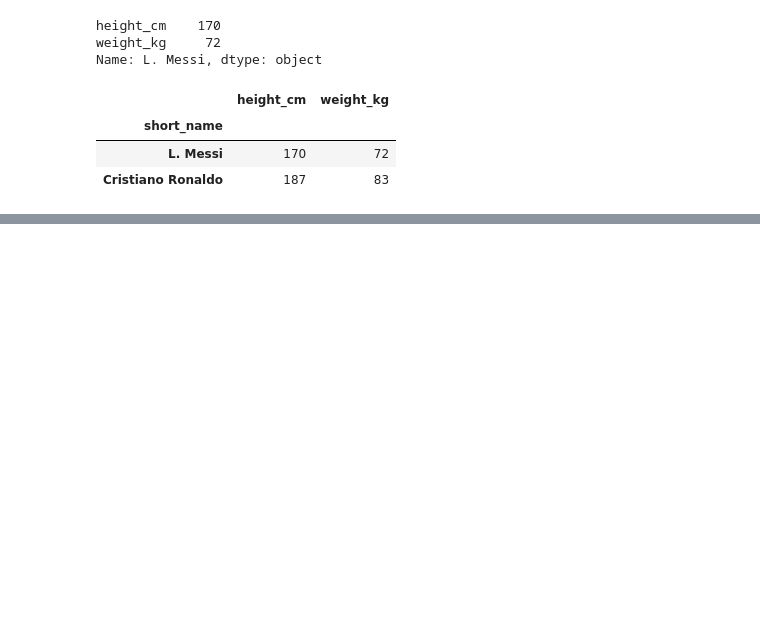
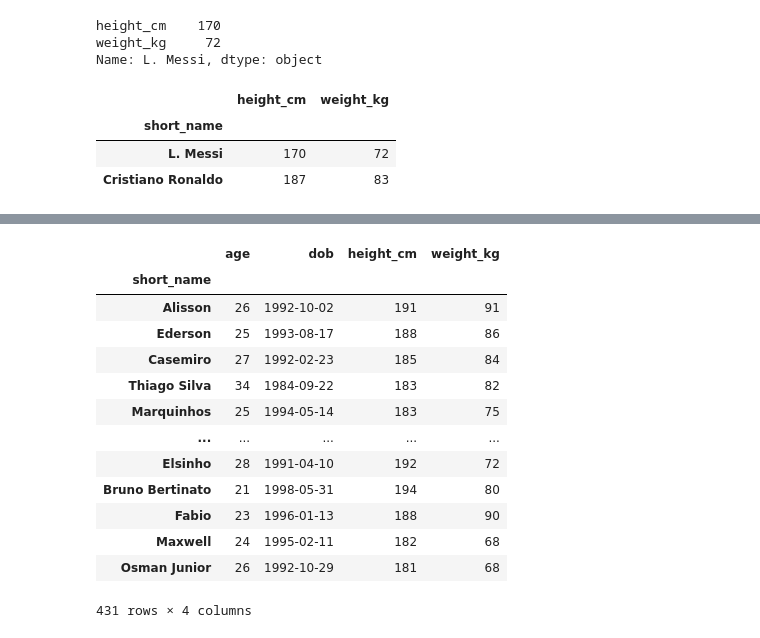
Before and after one commit to bruno-lima98/freeCodeCamp-course-ds, a Jupyter notebook: 04-data-extraction/01-review.ipynb, the cells around one changed output, grey strips where cells are left out. Drawn from its saved outputs; the diff is of its cells as text; code cells hidden in the pictures; blank space fills up the shorter version.

```diff
--- a/04-data-extraction/01-review.ipynb
+++ b/04-data-extraction/01-review.ipynb
@@ -130,0 +190,24 @@ df.loc[players, columns]
+# %%
+columns = ["age", "dob", "height_cm", "weight_kg"]
+
+# players with height above 180cm and from Brazil
+
+height = 180
+nacionality = "Brazil"
+
+df.loc[(df["height_cm"] > height) & (df["nationality"] == nacionality), columns]
+# %% [output]
+|  | age | dob | height_cm | weight_kg |
+| short_name |  |  |  |  |
+| Alisson | 26 | 1992-10-02 | 191 | 91 |
+| Ederson | 25 | 1993-08-17 | 188 | 86 |
+| Casemiro | 27 | 1992-02-23 | 185 | 84 |
+| Thiago Silva | 34 | 1984-09-22 | 183 | 82 |
+| Marquinhos | 25 | 1994-05-14 | 183 | 75 |
+| ... | ... | ... | ... | ... |
+| Elsinho | 28 | 1991-04-10 | 192 | 72 |
+| Bruno Bertinato | 21 | 1998-05-31 | 194 | 80 |
+| Fabio | 23 | 1996-01-13 | 188 | 90 |
+| Maxwell | 24 | 1995-02-11 | 182 | 68 |
+| Osman Junior | 26 | 1992-10-29 | 181 | 68 |
+431 rows × 4 columns
```
Also changed, not shown: parts of 6 cells of this notebook, 1 other file.
